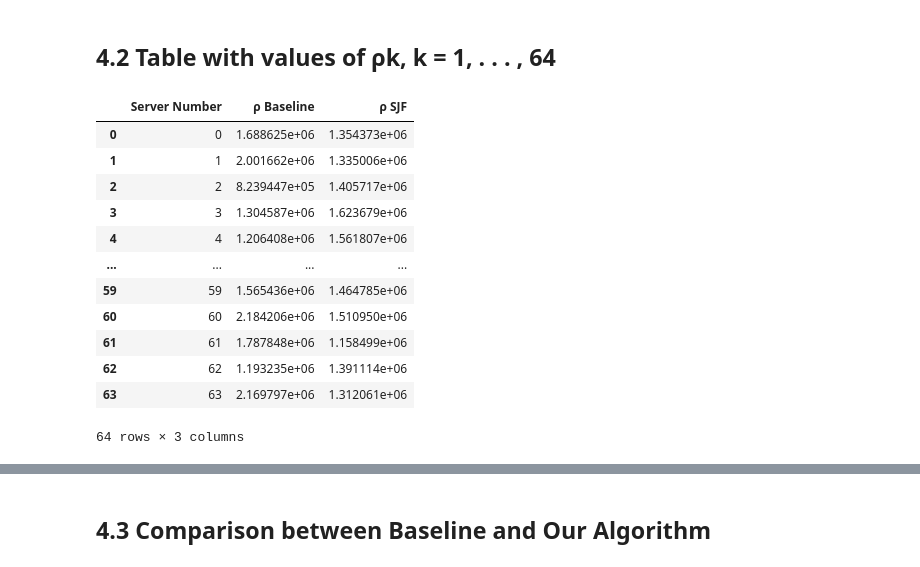
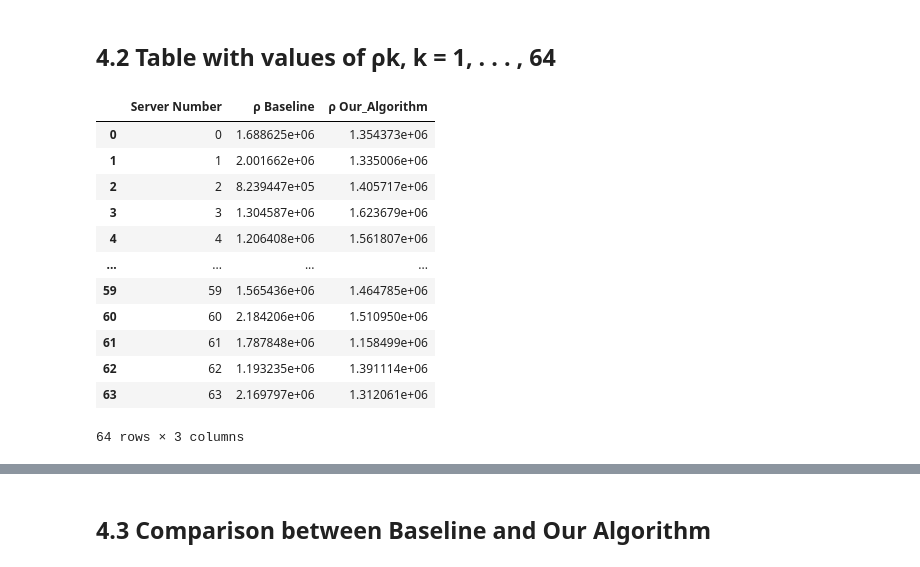
Before and after one commit to maryyyyna/Networking-for-Big-Data-and-Laboratory, a Jupyter notebook: CH2_DataCenter.ipynb, the cells around one changed output, grey strips where cells are left out. Drawn from its saved outputs; the diff is of its cells as text; code cells hidden in the pictures.

```diff
--- a/CH2_DataCenter.ipynb
+++ b/CH2_DataCenter.ipynb
@@ -411,10 +411,10 @@ plt.show()
 # %% [markdown]
 ## 4.2 Table with values of ρk, k = 1, . . . , 64
 # %%
-ρ_k = pd.DataFrame.from_dict({'Server Number': list(range(64)), 'ρ Baseline': utilization_baseline.values(),'ρ SJF': utilization_our_algorithm.values()})
+ρ_k = pd.DataFrame.from_dict({'Server Number': list(range(64)), 'ρ Baseline': utilization_baseline.values(),'ρ Our_Algorithm': utilization_our_algorithm.values()})
 ρ_k
 # %% [output]
-|  | Server Number | ρ Baseline | ρ SJF |
+|  | Server Number | ρ Baseline | ρ Our_Algorithm |
 | 0 | 0 | 1.688625e+06 | 1.354373e+06 |
 | 1 | 1 | 2.001662e+06 | 1.335006e+06 |
 | 2 | 2 | 8.239447e+05 | 1.405717e+06 |
```
Also changed, not shown: parts of 2 cells of this notebook.
